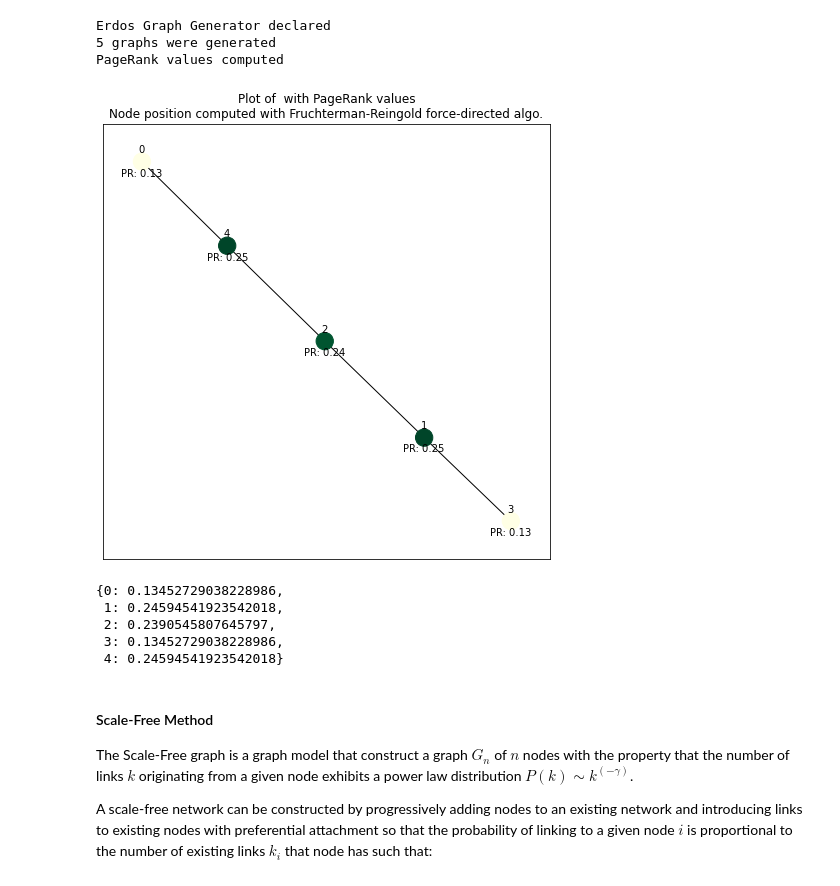
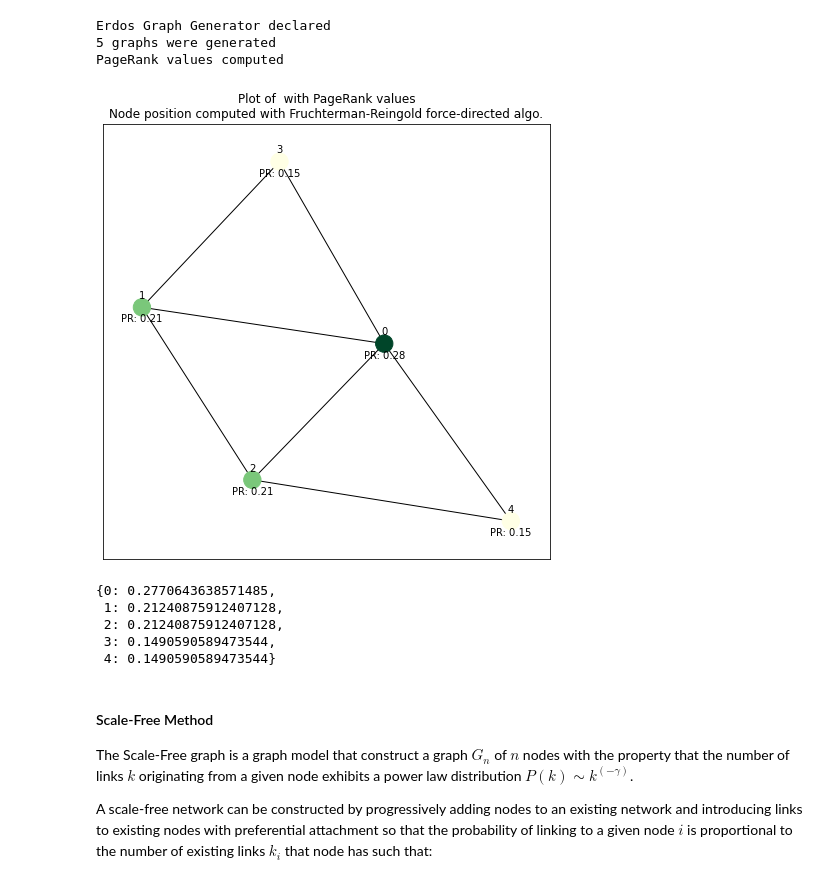
Before and after one commit to qlero/page_rank_GNN, a Jupyter notebook: page_rank_gnn.ipynb, the cells around one changed output. Cells and saved outputs as stored; diff of their text form; code cells hidden in the pictures.

```diff
--- a/page_rank_gnn.ipynb
+++ b/page_rank_gnn.ipynb
@@ -211,15 +218,15 @@ Erdos Graph Generator declared
 5 graphs were generated
 PageRank values computed
 # %%
-plot_graph(eX[1000])
-ey[1000]
+plot_graph(eX[50])
+ey[50]
 # %% [output]
-[figure, old version]
+[figure, new version]
-{0: 0.13452729038228986,
- 1: 0.24594541923542018,
- 2: 0.2390545807645797,
- 3: 0.13452729038228986,
- 4: 0.24594541923542018}
+{0: 0.2770643638571485,
+ 1: 0.21240875912407128,
+ 2: 0.21240875912407128,
+ 3: 0.1490590589473544,
+ 4: 0.1490590589473544}
 # %% [markdown]
 #### Scale-Free Method
 
```
Also changed, not shown: parts of 68 cells of this notebook, 19 other files.
